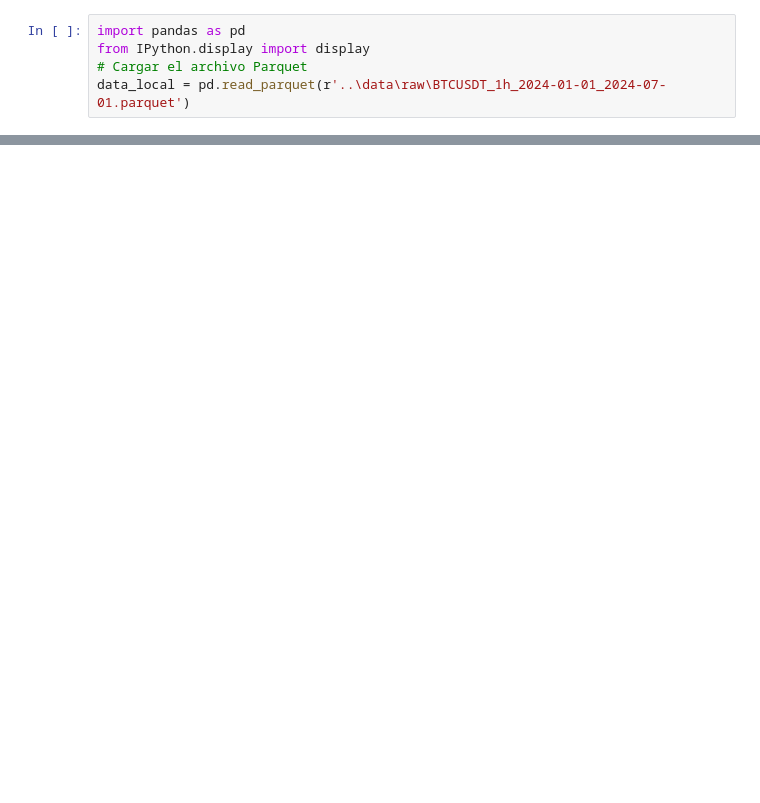
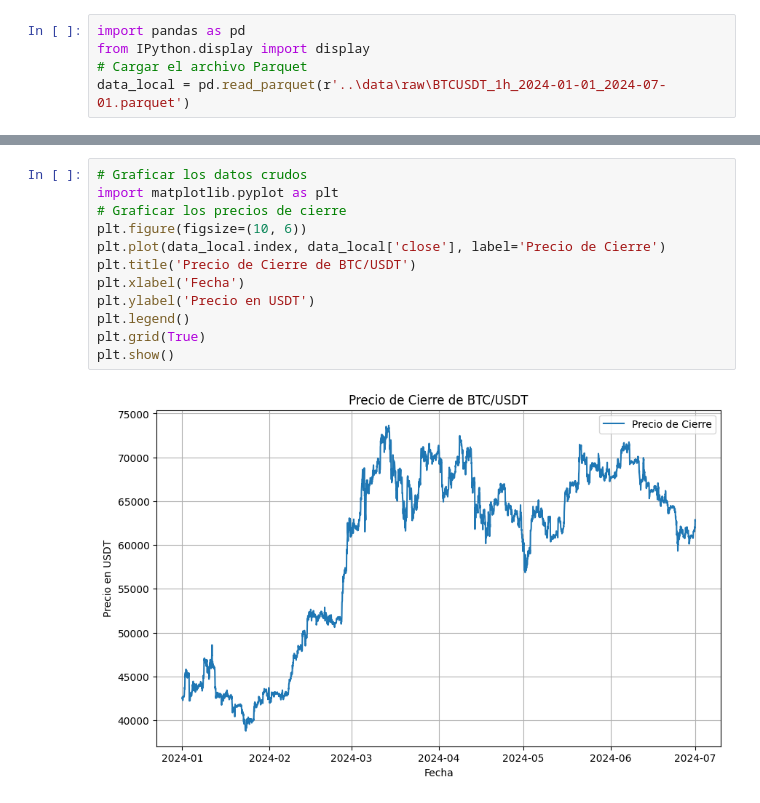
Before and after one commit to carlosdanielclark/trading_quantitative, a Jupyter notebook: notebooks/original_features.ipynb, the cells around one changed output, grey strips where cells are left out. Drawn from its saved outputs; the diff is of its cells as text; blank space fills up the shorter version.

```diff
--- a/notebooks/original_features.ipynb
+++ b/notebooks/original_features.ipynb
@@ -40,0 +45,14 @@ display(
+# %%
+# Graficar los datos crudos
+import matplotlib.pyplot as plt
+# Graficar los precios de cierre
+plt.figure(figsize=(10, 6))
+plt.plot(data_local.index, data_local['close'], label='Precio de Cierre')
+plt.title('Precio de Cierre de BTC/USDT')
+plt.xlabel('Fecha')
+plt.ylabel('Precio en USDT')
+plt.legend()
+plt.grid(True)
+plt.show()
+# %% [output]
+[figure, added]
```
Also changed, not shown: parts of 2 cells of this notebook, 6 other files.
